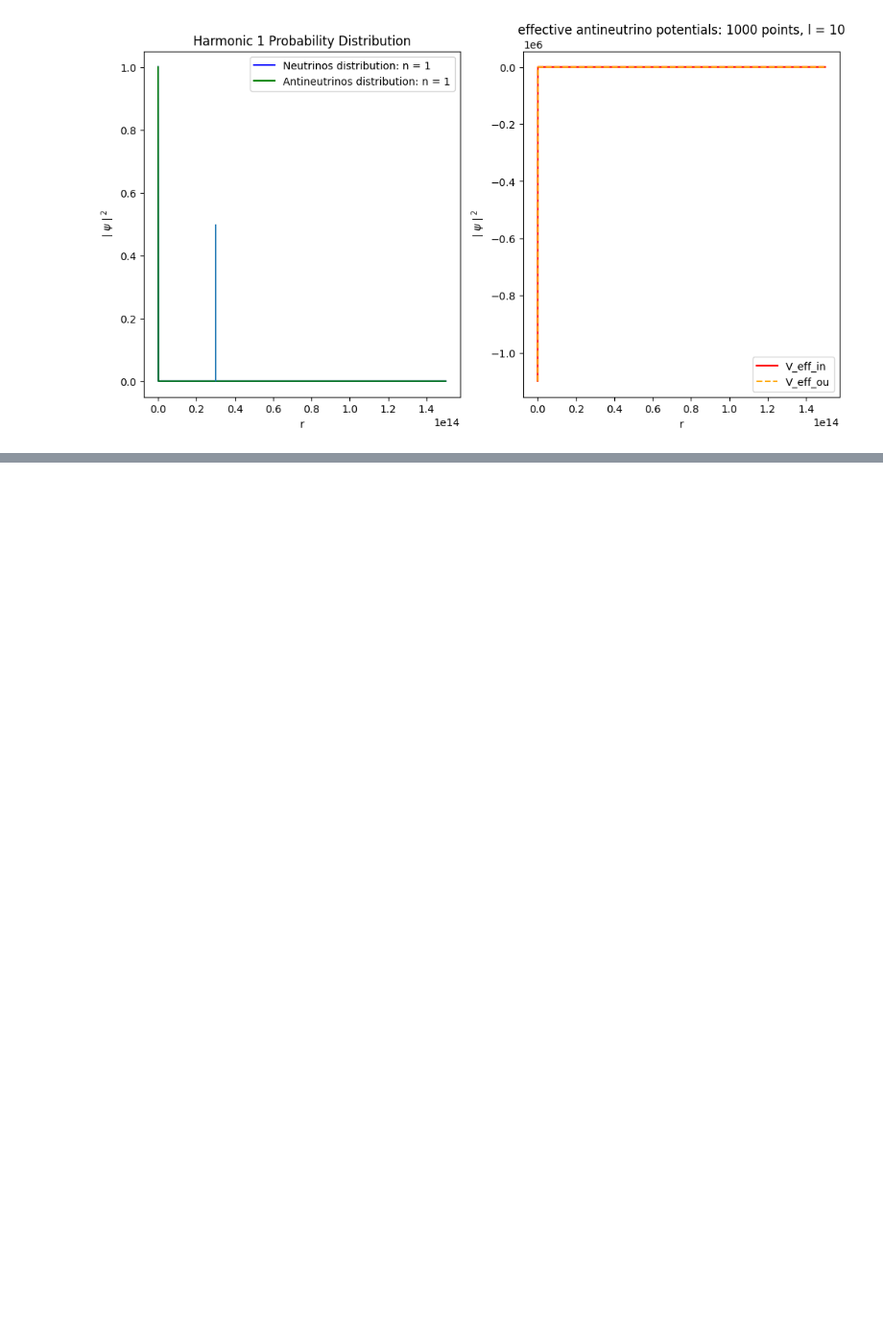
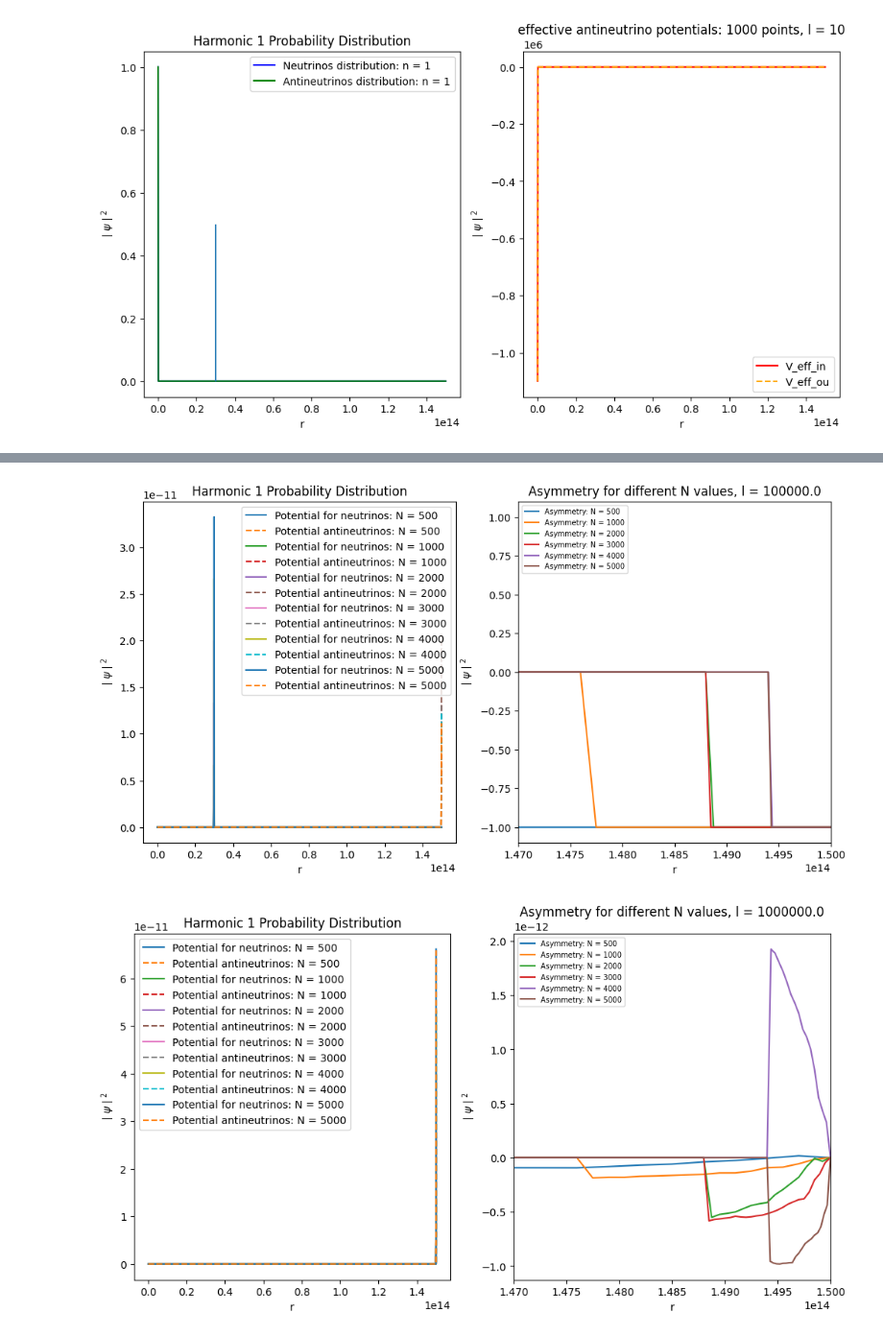
Before and after one commit to Nathan-Gershengorn/CnuB-optics, a Jupyter notebook: 1D_stuff/1D_Saarik_graph.ipynb, the cells around one changed output, grey strips where cells are left out. Shown: that part at 96% size. Cells and saved outputs as stored; diff of their text form; code cells hidden in the pictures; blank space fills up the shorter version.

```diff
--- a/1D_stuff/1D_Saarik_graph.ipynb
+++ b/1D_stuff/1D_Saarik_graph.ipynb
@@ -448,0 +406,70 @@ ValueError: x and y must have same first dimension, but have shapes (4000,) and
+# %%
+def harmonic(n, N_values, l):
+
+    global r_values, psi_antinu, psi_nu
+
+
+    # Create two subplots
+    fig, (ax1, ax2) = plt.subplots(1, 2, figsize=(12, 6))
+    asym = []
+
+    for i, N in enumerate(N_values):
+        r_values = np.linspace(0.001, distance, N)
+        E_pos, psi_nu = np.linalg.eigh(Hamiltonian_nu_25(N, r_values, l))
+        E_neg, psi_antinu = np.linalg.eigh(Hamiltonian_antinu_25(N, r_values, l))
+        psi_nu = psi_nu.T
+        psi_antinu = psi_antinu.T
+
+        #Calculate the integral of the absolute square of psi/r over all space
+        norm_nu = np.trapz(np.abs(psi_nu[n-1] / r_values)**2, r_values)
+        norm_antinu = np.trapz(np.abs(psi_antinu[n-1] / r_values)**2, r_values)
+
+        # Divide psi by the square root of this integral to renormalize
+        psi_nu_normalized = psi_nu[n-1] / np.sqrt(norm_nu)
+        psi_antinu_normalized = psi_antinu[n-1] / np.sqrt(norm_antinu)
+
+        # Now plot the normalized functions
+        ax1.plot(r_values, np.abs(psi_nu_normalized / r_values)**2, label=f'Potential for neutrinos: N = {N}')
+        ax1.plot(r_values, np.abs(psi_antinu_normalized / r_values)**2,  linestyle='dashed', label=f'Potential antineutrinos: N = {N}')
+
+        # Plot the asymmetry on the second subplot, defined as such to prevent dividing by zero
+        asym = []
+        for j in range(0, len(r_values)):
+            if np.abs(psi_nu_normalized[j] / r_values[j])**2 == np.abs(psi_antinu_normalized[j] / r_values[j])**2 and np.abs(psi_nu_normalized[j] / r_values[j])**2 == 0:
+                asym.append(0)
+            else:
+                asym.append((np.abs(psi_nu_normalized[j] / r_values[j])**2 - np.abs(psi_antinu_normalized[j] / r_values[j])**2)/(np.abs(psi_nu_normalized[j] / r_values[j])**2 + np.abs(psi_antinu_normalized[j] / r_values[j])**2))
+        ax2.plot(r_values, asym, label=f'Asymmetry: N = {N}') # graphing numerically
+
+    # Set labels and title for the first subplot
+    ax1.set_xlabel('r')
+    ax1.set_ylabel(r'$\mid\psi\mid^2$')
+    ax1.set_yscale('linear')
+    ax1.set_xscale('linear')
+    ax1.set_title(f'Harmonic {n} Probability Distribution')
+
+    # Set labels and title for the second subplot
+    ax2.set_xlabel('r')
+    ax2.set_ylabel(r'$\mid\psi\mid^2$')
+    ax2.set_yscale('linear')
+    ax2.set_xscale('linear')
+    ax2.set_xlim(1.47E14, distance)
+    ax2.set_title(f'Asymmetry for different N values, l = {l}')
+
+    # Display legend
+    ax1.legend()
+    ax2.legend(fontsize = 7, loc = 'upper left')
+
+    # Save the figure
+    plt.savefig('1D_plots/step_function.png')
+
+    # Show the plot
+    plt.show()
+
+# Call the function with a list of N values
+harmonic(1, [500, 1000, 2000, 3000, 4000, 5000], 1e5)
+harmonic(1, [500, 1000, 2000, 3000, 4000, 5000], 1e6)
+harmonic(1, [500, 1000, 2000, 3000, 4000, 5000], 1e7)
+# %% [output]
+[figure, added]
+[figure, added]
```
Also changed, not shown: parts of 7 cells of this notebook, 4 other files.
